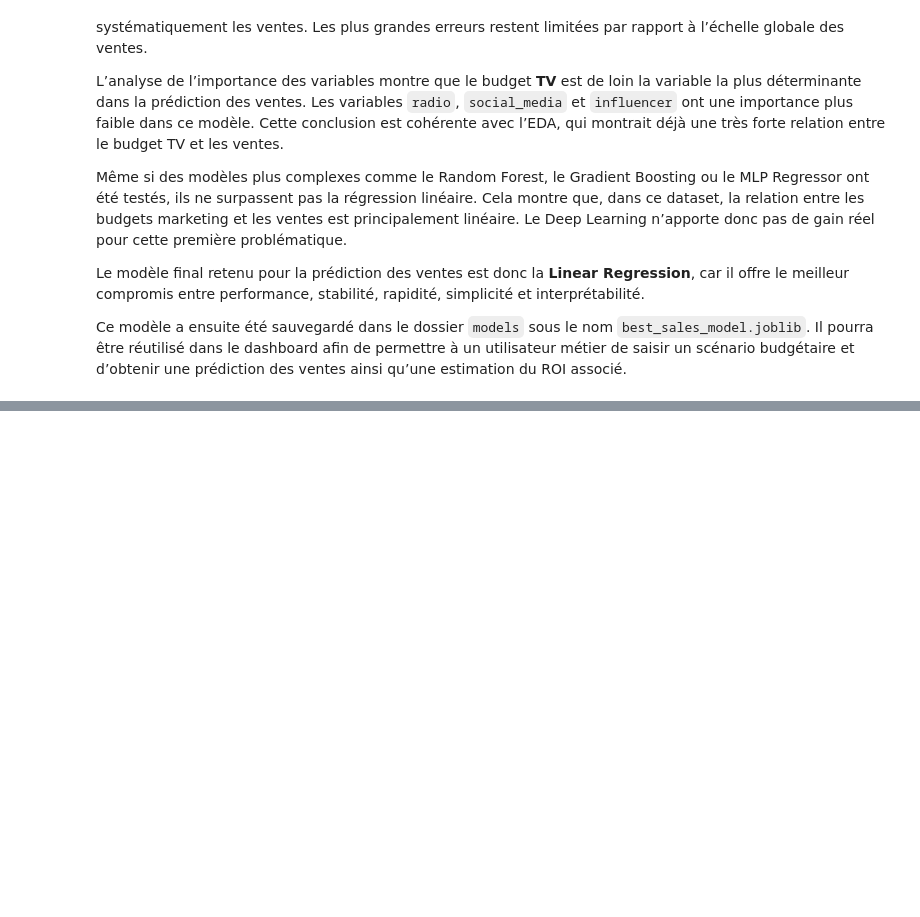
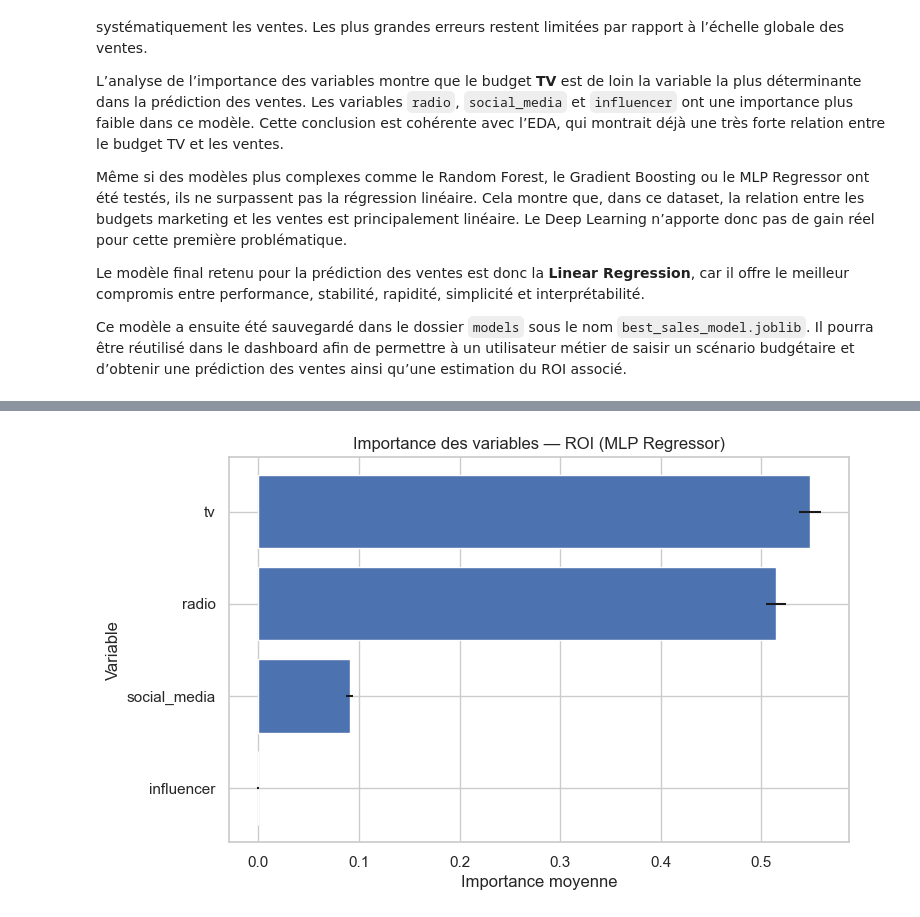
Before and after one commit to educ-abdoullah/RIO-Optimisation, a Jupyter notebook: notebooks/02_modelisation_ventes_marketing.ipynb, the cells around one changed output, grey strips where cells are left out. Drawn from its saved outputs; the diff is of its cells as text; code cells hidden in the pictures; blank space fills up the shorter version.

```diff
--- a/notebooks/02_modelisation_ventes_marketing.ipynb
+++ b/notebooks/02_modelisation_ventes_marketing.ipynb
@@ -1109,0 +1654,26 @@ Ce modèle a ensuite été sauvegardé dans le dossier `models` sous le nom `bes
+# %%
+from sklearn.inspection import permutation_importance
+
+# Importance des variables pour le modèle ROI
+
+roi_perm_importance = permutation_importance(
+    best_roi_model,
+    X_test_roi,
+    y_test_roi,
+    n_repeats=20,
+    random_state=42,
+    scoring="neg_root_mean_squared_error"
+)
+
+roi_importance_df = pd.DataFrame({
+    "feature": X_test_roi.columns,
+    "importance_mean": roi_perm_importance.importances_mean,
+    "importance_std": roi_perm_importance.importances_std
+})
+
+roi_importance_df = roi_importance_df.sort_values(
+    by="importance_mean",
+    ascending=False
+)
+
+roi_importance_df
@@ -1109,0 +1686,20 @@ Ce modèle a ensuite été sauvegardé dans le dossier `models` sous le nom `bes
+# %%
+# Graphique d'importance des variables ROI
+
+plt.figure(figsize=(8, 5))
+
+plt.barh(
+    roi_importance_df["feature"],
+    roi_importance_df["importance_mean"],
+    xerr=roi_importance_df["importance_std"]
+)
+
+plt.gca().invert_yaxis()
+
+plt.title(f"Importance des variables — ROI ({best_roi_model_name})")
+plt.xlabel("Importance moyenne")
+plt.ylabel("Variable")
+plt.grid(True)
+plt.show()
+# %% [output]
+[figure, added]
```
Also changed, not shown: parts of 23 cells of this notebook, 8 other files.
